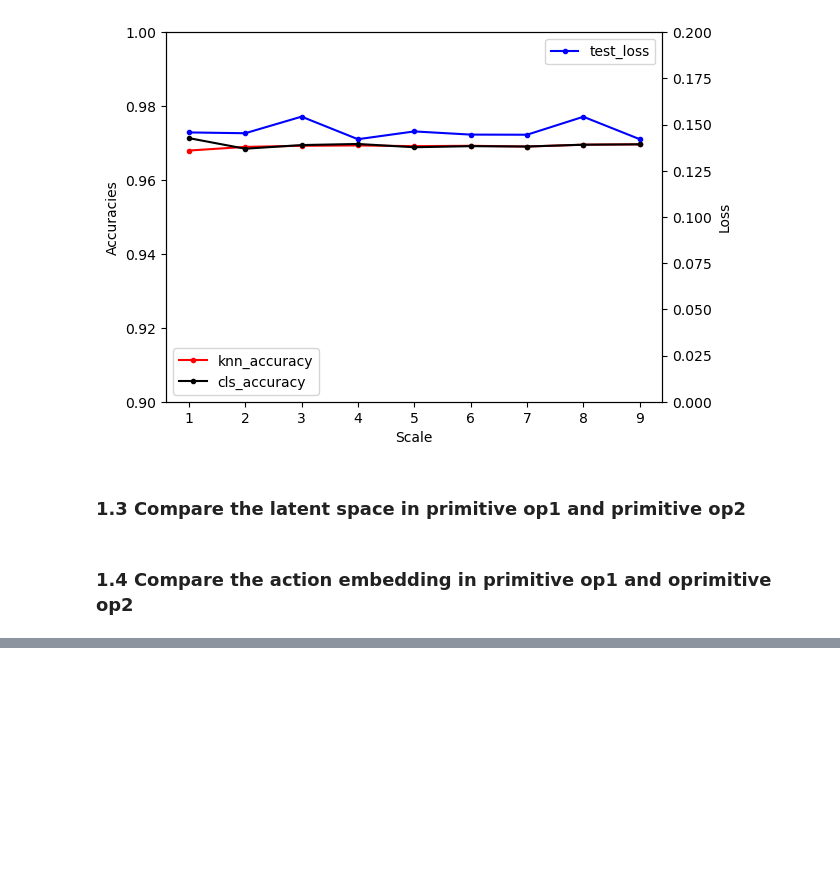
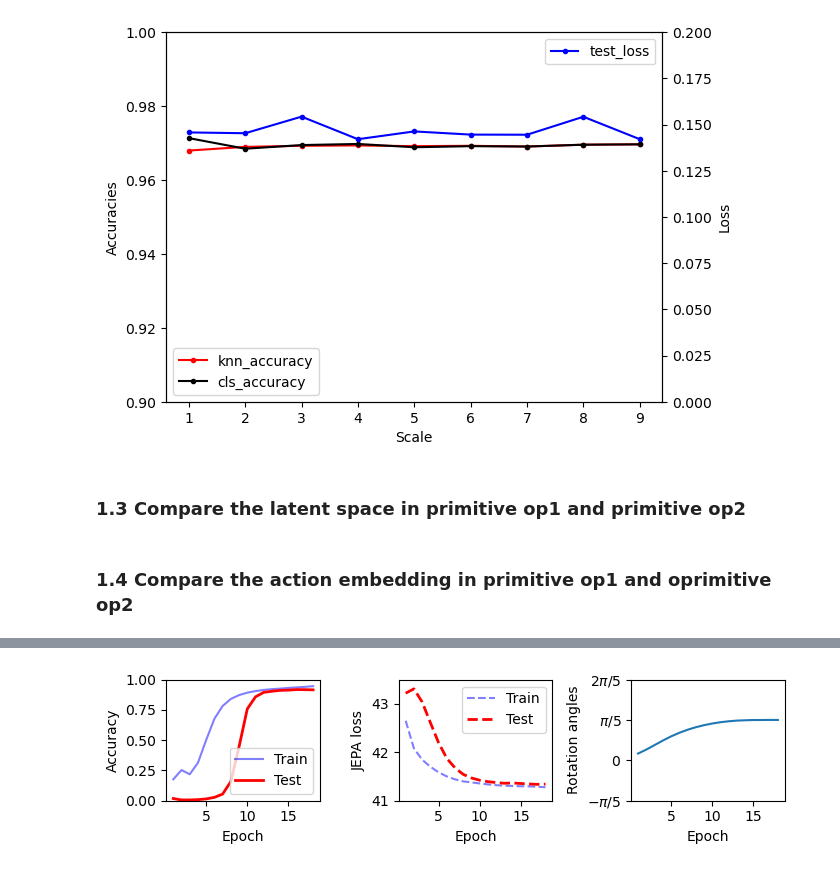
Before and after one commit to DL-World-Models/brojepa, a Jupyter notebook: notebooks/jepa_training.ipynb, the cells around one changed output, grey strips where cells are left out. Saved outputs shown, nothing was run; the diff lists cells and outputs as text; code cells hidden in the pictures; blank space fills up the shorter version.

```diff
--- a/notebooks/jepa_training.ipynb
+++ b/notebooks/jepa_training.ipynb
@@ -283,0 +459,7 @@ model_op1, config_op1 = load_model_from_run(jepa_primitive_op_2_dir)
+# %%
+MF_ROT_RUN_DIR = (
+    Path(project_root) / "runs/jepa/20260502-130711-single-freq_mlp")
+sf_history = load_history(MF_ROT_RUN_DIR)
+plot_learning_curves(sf_history)
+# %% [output]
+[figure, added]
```
Also changed, not shown: parts of 24 cells of this notebook.
